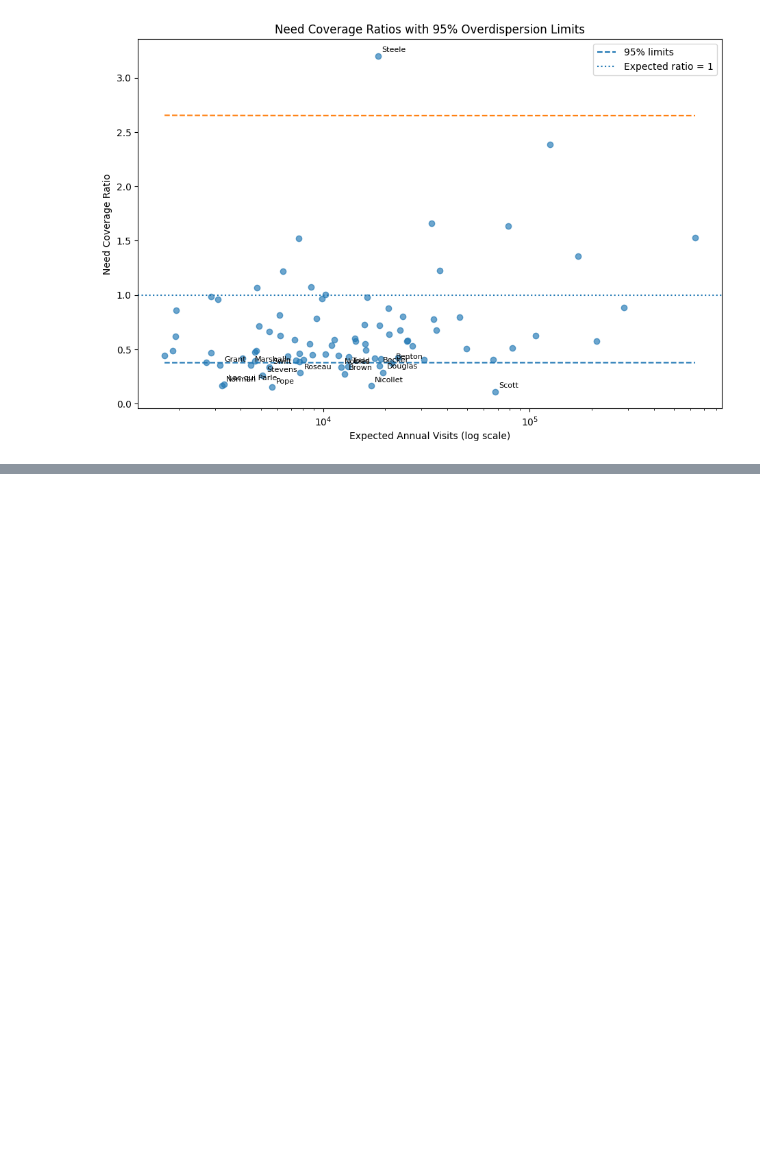
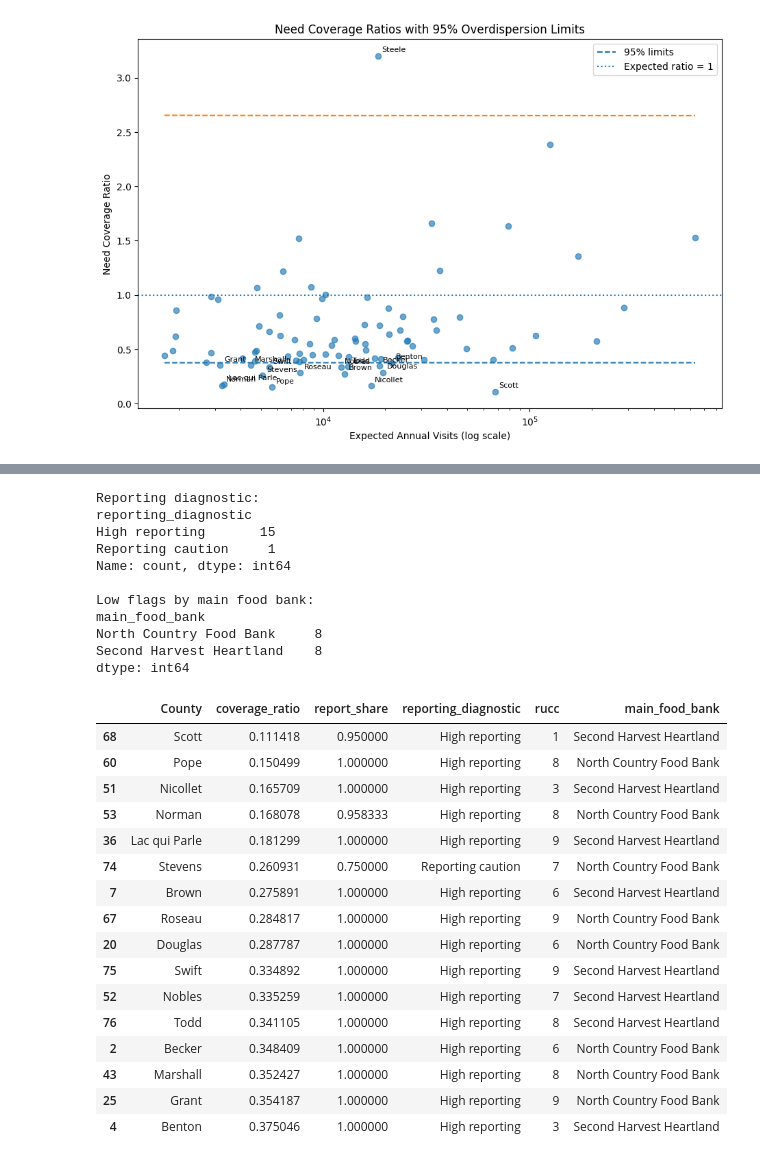
Before and after one commit to Hajar0Ahmed/MinneMUDAC2026Outliers, a Jupyter notebook: notebooks/explain_ratio.ipynb, the cells around one changed output, grey strips where cells are left out. Drawn from its saved outputs; the diff is of its cells as text; code cells hidden in the pictures; blank space fills up the shorter version.

```diff
--- a/notebooks/explain_ratio.ipynb
+++ b/notebooks/explain_ratio.ipynb
@@ -622,3 +622,70 @@ display(flagged_table)
 | 25 | Grant | 0.354187 | Below lower limit | 1.000000 | 9 | North Country Food Bank |
 | 4 | Benton | 0.375046 | Below lower limit | 1.000000 | 3 | Second Harvest Heartland |
 | 73 | Steele | 3.201459 | Above upper limit | 1.000000 | 5 | Channel One Regional Food Bank* |
+# %%
+low_flags = county[
+    county["funnel_status"] == "Below lower limit"
+].copy()
+
+low_flags["reporting_diagnostic"] = np.where(
+    low_flags["report_share"] < 0.90,
+    "Reporting caution",
+    "High reporting"
+)
+
+print("Reporting diagnostic:")
+print(
+    low_flags["reporting_diagnostic"]
+    .value_counts()
+)
+
+print("\nLow flags by main food bank:")
+print(
+    low_flags
+    .groupby("main_food_bank")
+    .size()
+    .sort_values(ascending=False)
+)
+
+display(
+    low_flags[
+        [
+            "County",
+            "coverage_ratio",
+            "report_share",
+            "reporting_diagnostic",
+            "rucc",
+            "main_food_bank"
+        ]
+    ]
+    .sort_values("coverage_ratio")
+)
+# %% [output]
+Reporting diagnostic:
+reporting_diagnostic
+High reporting       15
+Reporting caution     1
+Name: count, dtype: int64
+
+Low flags by main food bank:
+main_food_bank
+North Country Food Bank     8
+Second Harvest Heartland    8
+dtype: int64
+|  | County | coverage_ratio | report_share | reporting_diagnostic | rucc | main_food_bank |
+| 68 | Scott | 0.111418 | 0.950000 | High reporting | 1 | Second Harvest Heartland |
+| 60 | Pope | 0.150499 | 1.000000 | High reporting | 8 | North Country Food Bank |
+| 51 | Nicollet | 0.165709 | 1.000000 | High reporting | 3 | Second Harvest Heartland |
+| 53 | Norman | 0.168078 | 0.958333 | High reporting | 8 | North Country Food Bank |
+| 36 | Lac qui Parle | 0.181299 | 1.000000 | High reporting | 9 | Second Harvest Heartland |
+| 74 | Stevens | 0.260931 | 0.750000 | Reporting caution | 7 | North Country Food Bank |
+| 7 | Brown | 0.275891 | 1.000000 | High reporting | 6 | Second Harvest Heartland |
+| 67 | Roseau | 0.284817 | 1.000000 | High reporting | 9 | North Country Food Bank |
+| 20 | Douglas | 0.287787 | 1.000000 | High reporting | 6 | North Country Food Bank |
+| 75 | Swift | 0.334892 | 1.000000 | High reporting | 9 | Second Harvest Heartland |
+| 52 | Nobles | 0.335259 | 1.000000 | High reporting | 7 | Second Harvest Heartland |
+| 76 | Todd | 0.341105 | 1.000000 | High reporting | 8 | Second Harvest Heartland |
+| 2 | Becker | 0.348409 | 1.000000 | High reporting | 6 | North Country Food Bank |
+| 43 | Marshall | 0.352427 | 1.000000 | High reporting | 8 | North Country Food Bank |
+| 25 | Grant | 0.354187 | 1.000000 | High reporting | 9 | North Country Food Bank |
+| 4 | Benton | 0.375046 | 1.000000 | High reporting | 3 | Second Harvest Heartland |
```
Also changed, not shown: parts of 1 cell of this notebook, 1 other file.
